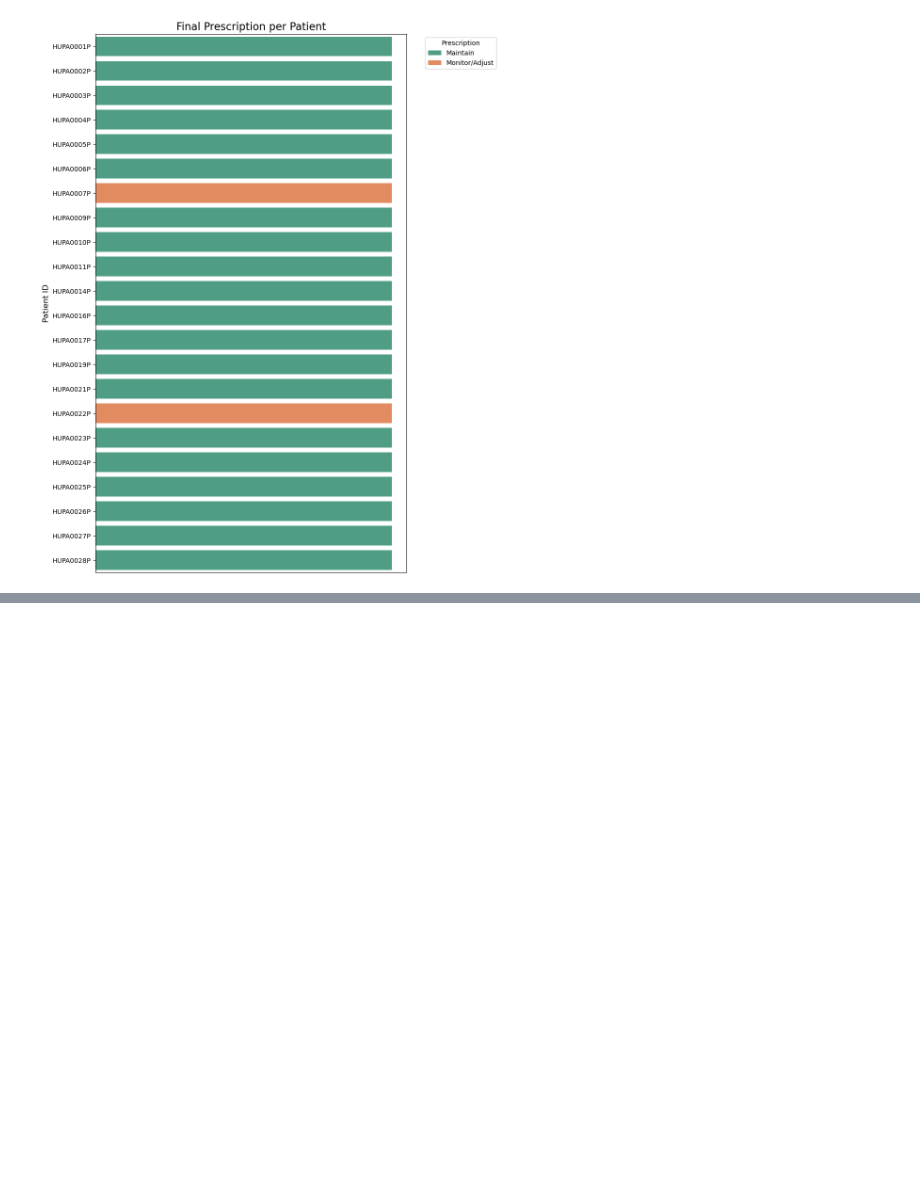
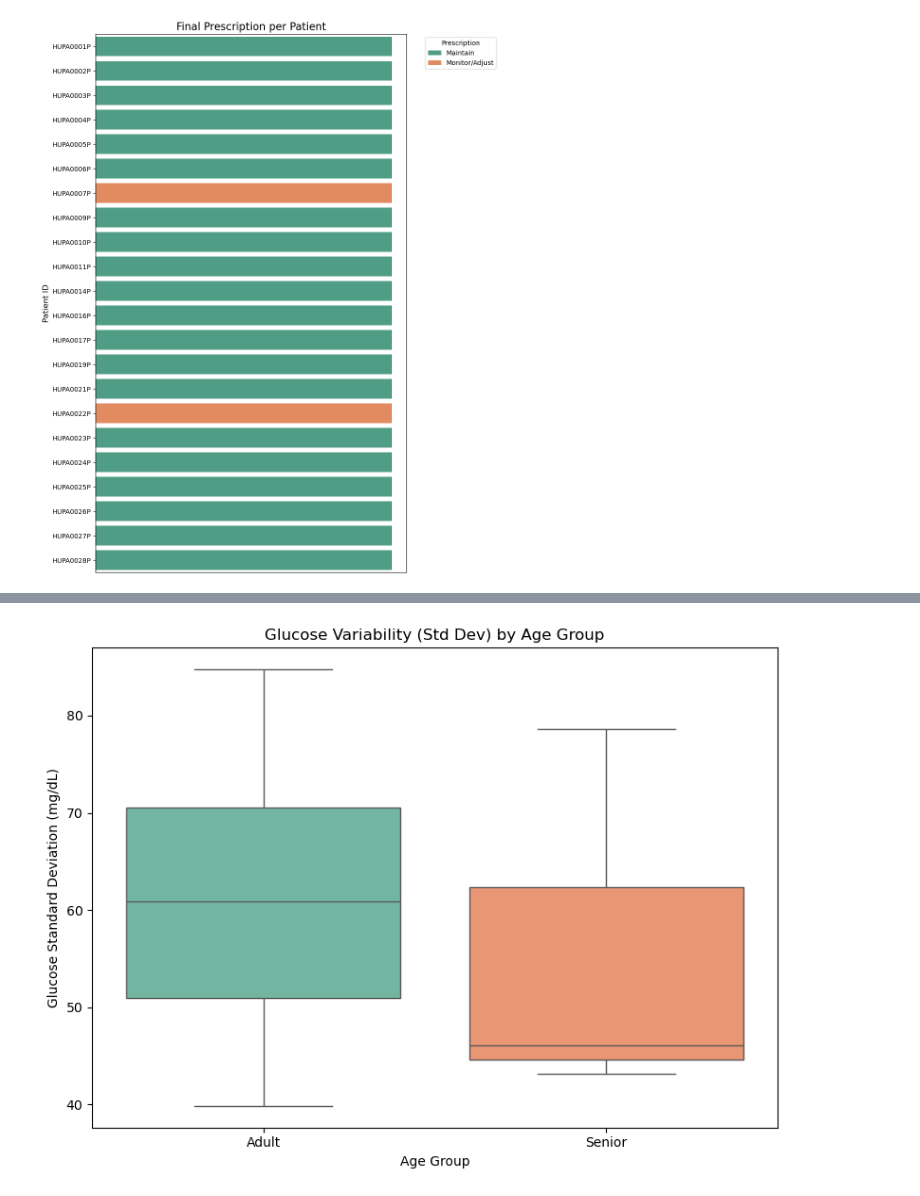
Before and after one commit to samhimbin/Team12_Pytesters_PythonHackathon_August25, a Jupyter notebook: Team12_Pytesters_3.PrescriptiveAnalysis.ipynb, the cells around one changed output, grey strips where cells are left out. Cells and saved outputs as stored; diff of their text form; code cells hidden in the pictures; blank space fills up the shorter version.

```diff
--- a/Team12_Pytesters_3.PrescriptiveAnalysis.ipynb
+++ b/Team12_Pytesters_3.PrescriptiveAnalysis.ipynb
@@ -91,0 +256,27 @@ prescription_summary = insulin_optimization_recommendations(clean_df)
+# %%
+# Step 1: Define Age Groups
+def categorize_age(age):
+    if age < 20:
+        return 'Teen'
+    elif age < 65:
+        return 'Adult'
+    else:
+        return 'Senior'
+
+# Apply age group to merged_df
+merged_df['AgeGroup'] = merged_df['age'].apply(categorize_age)
+
+# Step 2: Calculate glucose standard deviation per patient
+glucose_std_per_patient = merged_df.groupby(['patient_id', 'AgeGroup'])['glucose'].std().reset_index()
+glucose_std_per_patient.columns = ['patient_id', 'AgeGroup', 'glucose_std']
+
+# Plot
+plt.figure(figsize=(8, 6))
+sns.boxplot(data=glucose_std_per_patient, x='AgeGroup', y='glucose_std', palette='Set2', hue='AgeGroup')
+plt.title('Glucose Variability (Std Dev) by Age Group')
+plt.xlabel('Age Group')
+plt.ylabel('Glucose Standard Deviation (mg/dL)')
+plt.tight_layout()
+plt.show()
+# %% [output]
+[figure, added]
```
Also changed, not shown: parts of 27 cells of this notebook.
